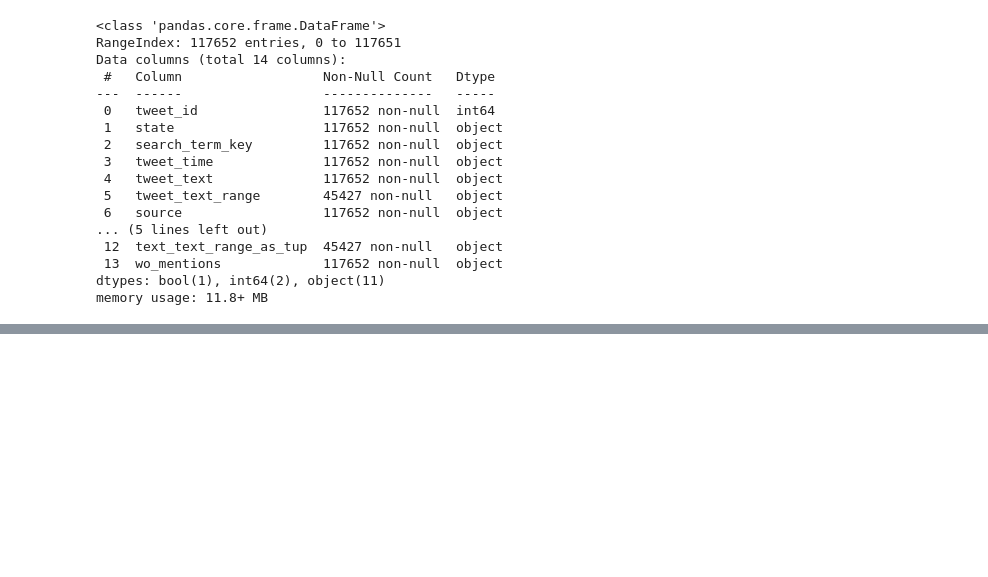
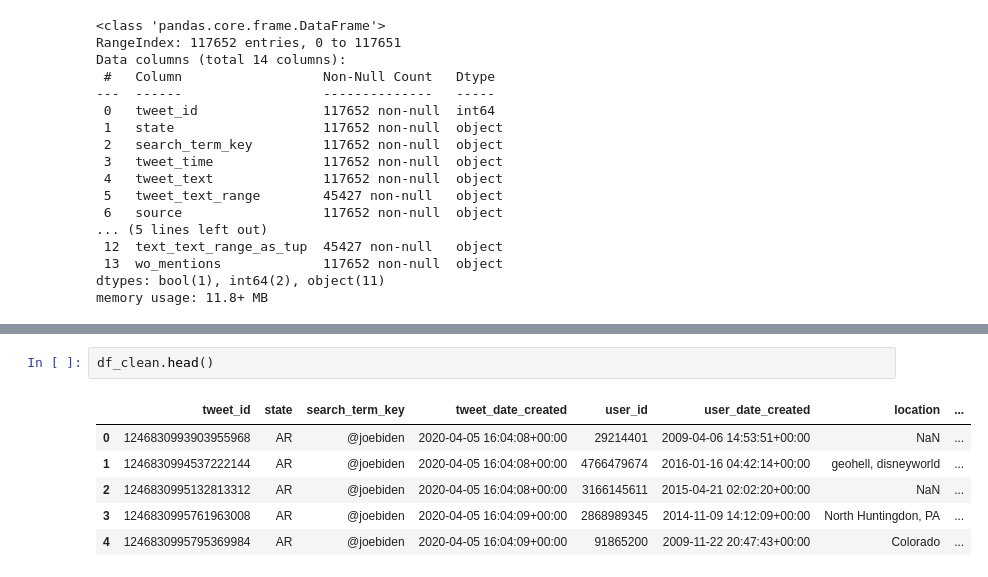
Before and after one commit to connorslagle/micro-blog-demo-targeting, a Jupyter notebook: notebooks/EDA_revisited.ipynb, the cells around one changed output, grey strips where cells are left out. Drawn from its saved outputs; the diff is of its cells as text; blank space fills up the shorter version.

```diff
--- a/notebooks/EDA_revisited.ipynb
+++ b/notebooks/EDA_revisited.ipynb
@@ -216,0 +301,9 @@ memory usage: 11.8+ MB
+# %%
+df_clean.head()
+# %% [output]
+|  | tweet_id | state | search_term_key | tweet_date_created | user_id | user_date_created | location | ... |
+| 0 | 1246830993903955968 | AR | @joebiden | 2020-04-05 16:04:08+00:00 | 29214401 | 2009-04-06 14:53:51+00:00 | NaN | ... |
+| 1 | 1246830994537222144 | AR | @joebiden | 2020-04-05 16:04:08+00:00 | 4766479674 | 2016-01-16 04:42:14+00:00 | geohell, disneyworld | ... |
+| 2 | 1246830995132813312 | AR | @joebiden | 2020-04-05 16:04:08+00:00 | 3166145611 | 2015-04-21 02:02:20+00:00 | NaN | ... |
+| 3 | 1246830995761963008 | AR | @joebiden | 2020-04-05 16:04:09+00:00 | 2868989345 | 2014-11-09 14:12:09+00:00 | North Huntingdon, PA | ... |
+| 4 | 1246830995795369984 | AR | @joebiden | 2020-04-05 16:04:09+00:00 | 91865200 | 2009-11-22 20:47:43+00:00 | Colorado | ... |
```
Also changed, not shown: parts of 11 cells of this notebook, 1 other file.
